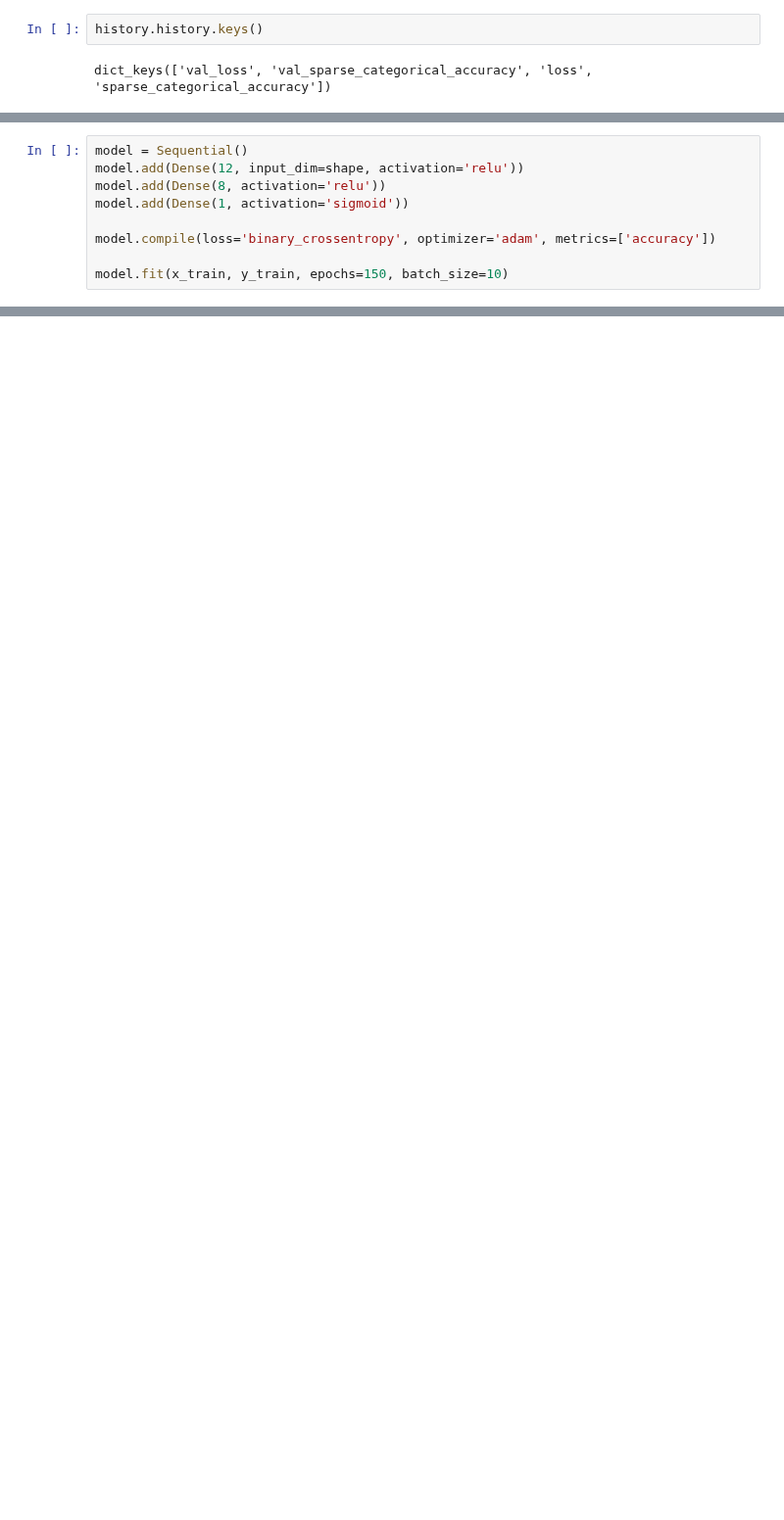
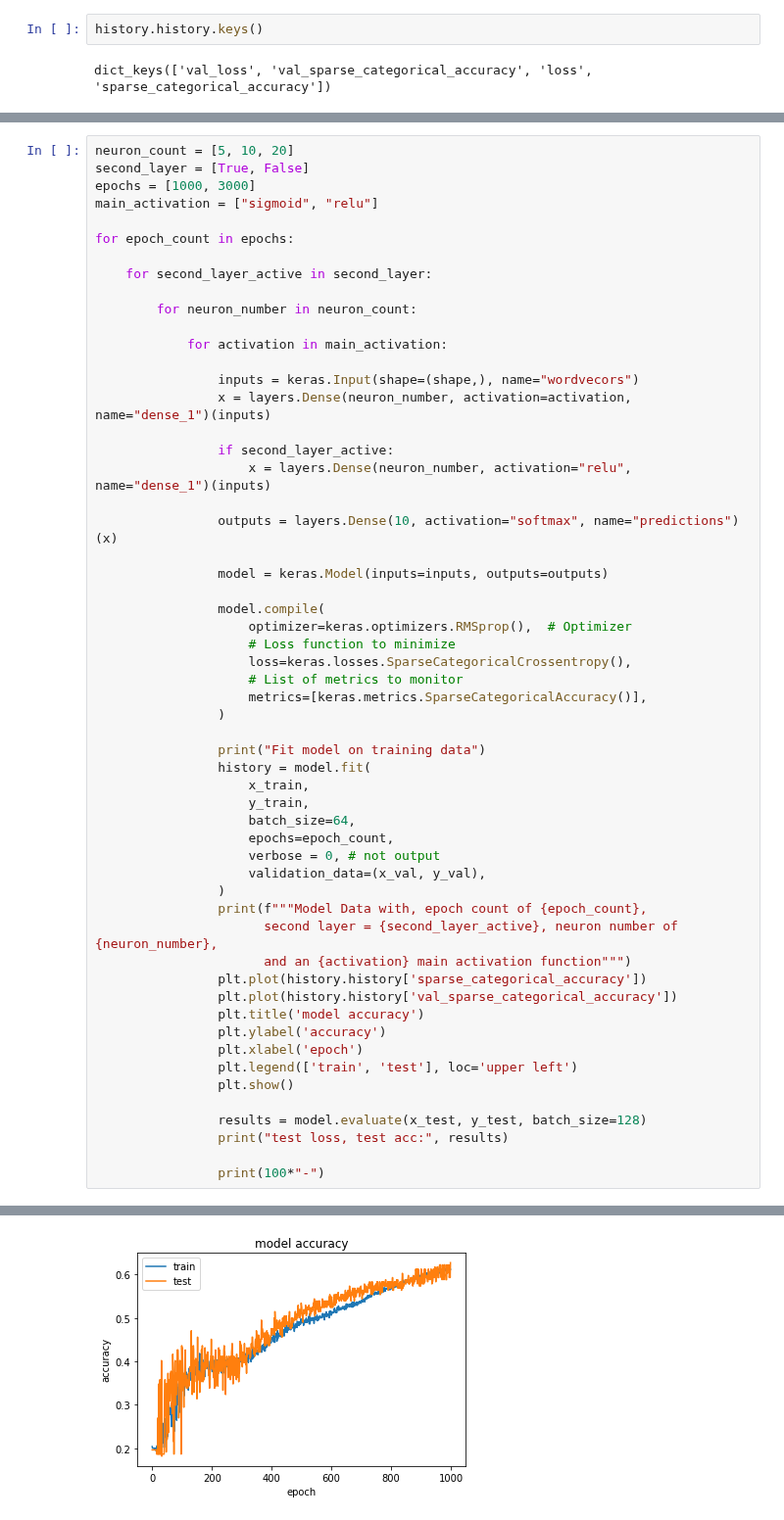
Before and after one commit to Phantomias3782/AmazonReviews, a Jupyter notebook: AmazonReviews_SentimentAnalysis.ipynb, the cells around one changed output, grey strips where cells are left out. Shown at 98% size. Saved outputs shown, nothing was run; the diff lists cells and outputs as text; blank space fills up the shorter version.

Commit message:
Evaluated different NN Configurations

```diff
--- a/AmazonReviews_SentimentAnalysis.ipynb
+++ b/AmazonReviews_SentimentAnalysis.ipynb
@@ -398,9 +360,0 @@ RuntimeError: You must compile a model before training/testing. Use `model.compi
-# %%
-model = Sequential()
-model.add(Dense(12, input_dim=shape, activation='relu'))
-model.add(Dense(8, activation='relu'))
-model.add(Dense(1, activation='sigmoid'))
-
-model.compile(loss='binary_crossentropy', optimizer='adam', metrics=['accuracy'])
-
-model.fit(x_train, y_train, epochs=150, batch_size=10)
@@ -427,0 +363,57 @@ Epoch 150/150
+# %%
+neuron_count = [5, 10, 20]
+second_layer = [True, False]
+epochs = [1000, 3000]
+main_activation = ["sigmoid", "relu"]
+
+for epoch_count in epochs:
+
+    for second_layer_active in second_layer:
+
+        for neuron_number in neuron_count:
+
+            for activation in main_activation:
+
+                inputs = keras.Input(shape=(shape,), name="wordvecors")
+                x = layers.Dense(neuron_number, activation=activation, name="dense_1")(inputs)
+
+                if second_layer_active:
+                    x = layers.Dense(neuron_number, activation="relu", name="dense_1")(inputs)
+
+                outputs = layers.Dense(10, activation="softmax", name="predictions")(x)
+
+                model = keras.Model(inputs=inputs, outputs=outputs)
+
+                model.compile(
+                    optimizer=keras.optimizers.RMSprop(),  # Optimizer
+                    # Loss function to minimize
+                    loss=keras.losses.SparseCategoricalCrossentropy(),
+                    # List of metrics to monitor
+                    metrics=[keras.metrics.SparseCategoricalAccuracy()],
+                )
+
+                print("Fit model on training data")
+                history = model.fit(
+                    x_train,
+                    y_train,
+                    batch_size=64,
+                    epochs=epoch_count,
+                    verbose = 0, # not output
+                    validation_data=(x_val, y_val),
+                )
+                print(f"""Model Data with, epoch count of {epoch_count},
+                      second layer = {second_layer_active}, neuron number of {neuron_number},
+                      and an {activation} main activation function""")
+                plt.plot(history.history['sparse_categorical_accuracy'])
+                plt.plot(history.history['val_sparse_categorical_accuracy'])
+                plt.title('model accuracy')
+                plt.ylabel('accuracy')
+                plt.xlabel('epoch')
+                plt.legend(['train', 'test'], loc='upper left')
+                plt.show()
+
+                results = model.evaluate(x_test, y_test, batch_size=128)
+                print("test loss, test acc:", results)
+
+                print(100*"-")
+# %% [output]
@@ -427,0 +424 @@ Epoch 150/150
+[figure, added]
```
Also changed, not shown: parts of 9 cells of this notebook.
